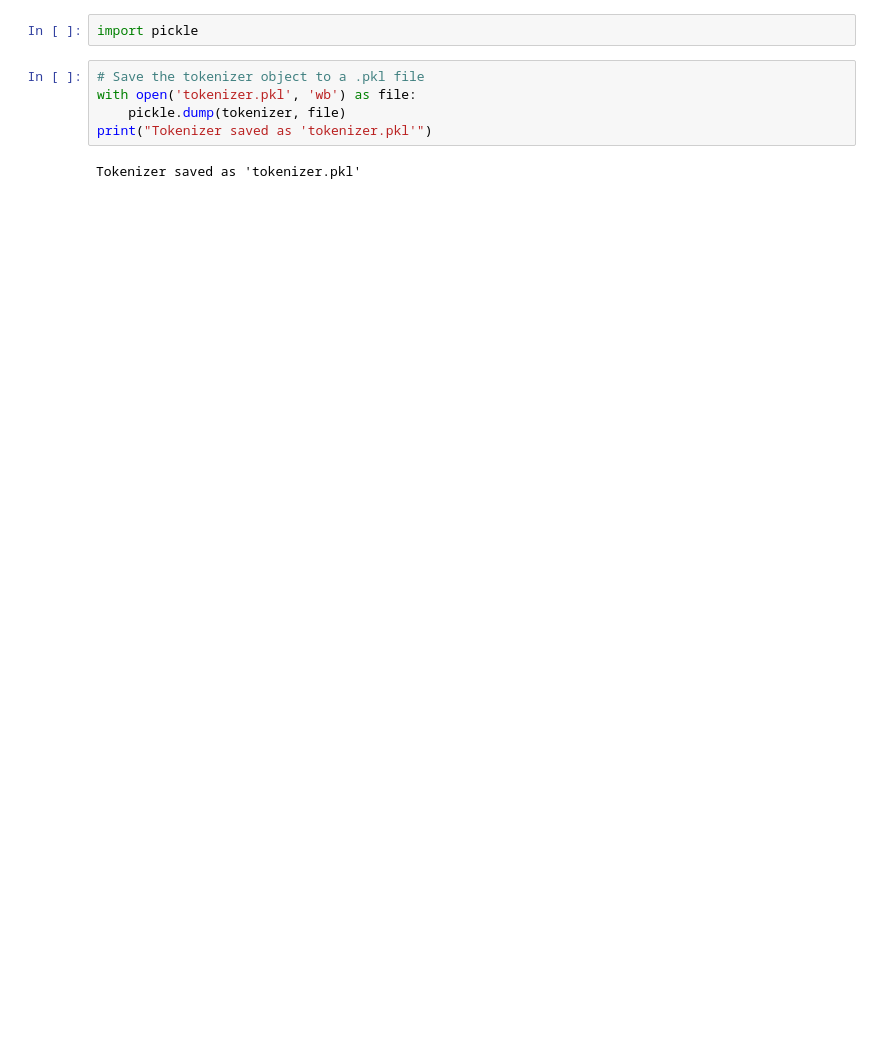
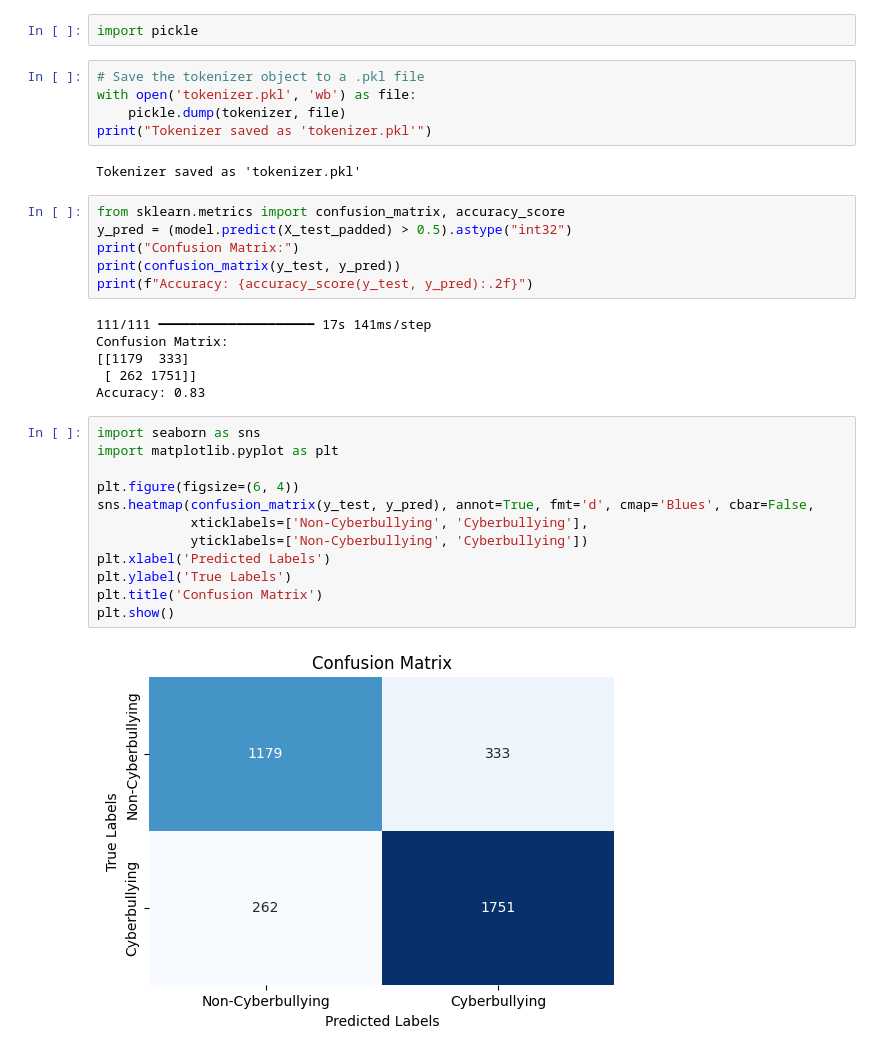
Before and after one commit to prashanth9618781/cyberbullying_detection_model, a Jupyter notebook: rnn_lstm.ipynb, the cells around one changed output. Drawn from its saved outputs; the diff is of its cells as text; blank space fills up the shorter version.

```diff
--- a/rnn_lstm.ipynb
+++ b/rnn_lstm.ipynb
@@ -92,3 +160,29 @@ with open('tokenizer.pkl', 'wb') as file:
 print("Tokenizer saved as 'tokenizer.pkl'")
 # %% [output]
 Tokenizer saved as 'tokenizer.pkl'
+# %%
+from sklearn.metrics import confusion_matrix, accuracy_score
+y_pred = (model.predict(X_test_padded) > 0.5).astype("int32")
+print("Confusion Matrix:")
+print(confusion_matrix(y_test, y_pred))
+print(f"Accuracy: {accuracy_score(y_test, y_pred):.2f}")
+# %% [output]
+111/111 ━━━━━━━━━━━━━━━━━━━━ 17s 141ms/step
+Confusion Matrix:
+[[1179  333]
+ [ 262 1751]]
+Accuracy: 0.83
+# %%
+import seaborn as sns
+import matplotlib.pyplot as plt
+
+plt.figure(figsize=(6, 4))
+sns.heatmap(confusion_matrix(y_test, y_pred), annot=True, fmt='d', cmap='Blues', cbar=False,
+            xticklabels=['Non-Cyberbullying', 'Cyberbullying'],
+            yticklabels=['Non-Cyberbullying', 'Cyberbullying'])
+plt.xlabel('Predicted Labels')
+plt.ylabel('True Labels')
+plt.title('Confusion Matrix')
+plt.show()
+# %% [output]
+[figure, added]
```
Also changed, not shown: parts of 2 cells of this notebook, 2 other files.
